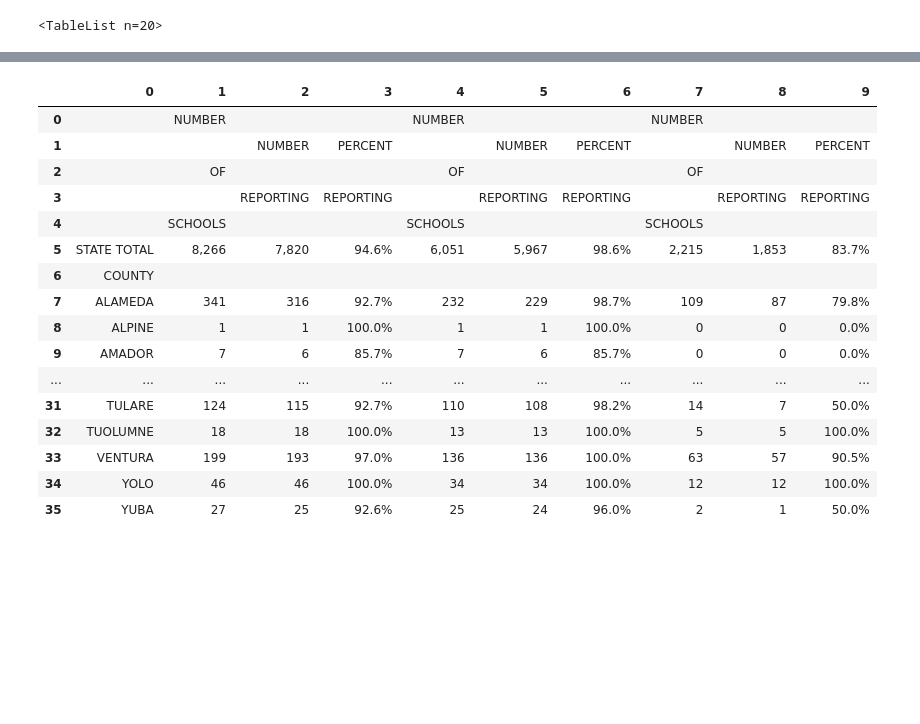
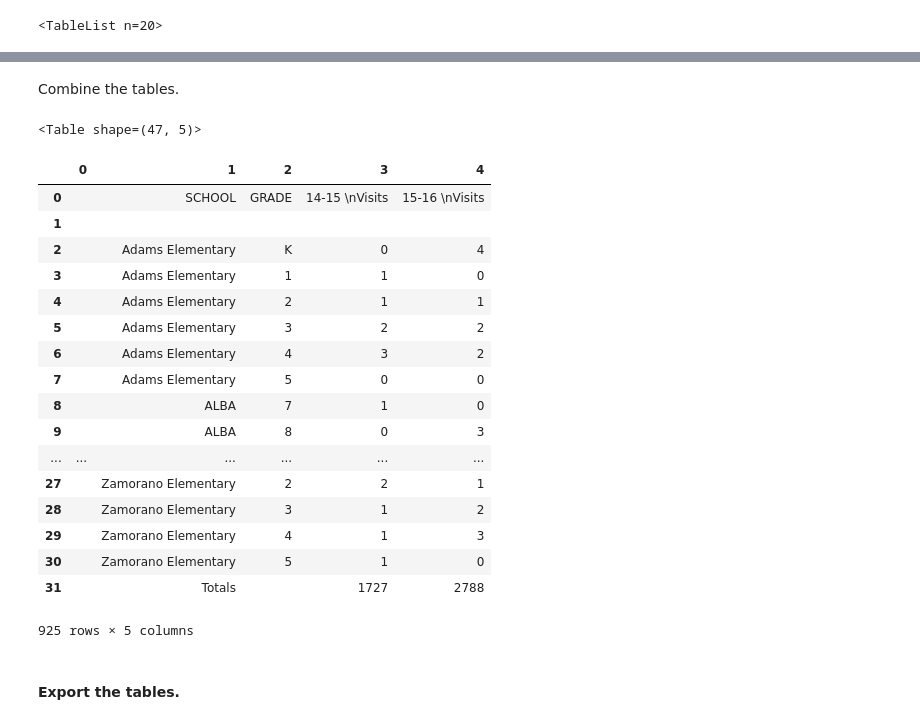
Before and after one commit to JoeYerardi/data-plus-narrative-2019-advanced-data-from-documents, a Jupyter notebook: pdf-conversion-with-python.ipynb, the cells around one changed output, grey strips where cells are left out. Cells and saved outputs as stored; diff of their text form; code cells hidden in the pictures; blank space fills up the shorter version.

```diff
--- a/pdf-conversion-with-python.ipynb
+++ b/pdf-conversion-with-python.ipynb
@@ -13 +120,36 @@ tables
+# %% [markdown]
+Combine the tables.
+# %%
+tables[0]
+# %% [output]
+<Table shape=(47, 5)>
+# %%
+# Create an empty list
+table_dfs = []
+# Convert each item in the list of tables to a dataframe and append them to a list
+table_dfs = [tables[i].df for i in range(len(tables))]
+# Concatenate the dataframes in the list into a single dataframe
+san_diego_school_lice = pd.concat(table_dfs)
+san_diego_school_lice
+# %% [output]
+|  | 0 | 1 | 2 | 3 | 4 |
+| 0 |  | SCHOOL | GRADE | 14‐15 \nVisits | 15‐16 \nVisits |
+| 1 |  |  |  |  |  |
+| 2 |  | Adams Elementary | K | 0 | 4 |
+| 3 |  | Adams Elementary | 1 | 1 | 0 |
+| 4 |  | Adams Elementary | 2 | 1 | 1 |
+| 5 |  | Adams Elementary | 3 | 2 | 2 |
+| 6 |  | Adams Elementary | 4 | 3 | 2 |
+| 7 |  | Adams Elementary | 5 | 0 | 0 |
+| 8 |  | ALBA | 7 | 1 | 0 |
+| 9 |  | ALBA | 8 | 0 | 3 |
+| ... | ... | ... | ... | ... | ... |
+| 27 |  | Zamorano Elementary | 2 | 2 | 1 |
+| 28 |  | Zamorano Elementary | 3 | 1 | 2 |
+| 29 |  | Zamorano Elementary | 4 | 1 | 3 |
+| 30 |  | Zamorano Elementary | 5 | 1 | 0 |
+| 31 |  | Totals |  | 1727 | 2788 |
+925 rows × 5 columns
+# %% [markdown]
+#### Export the tables.
 # %%
@@ -17,23 +156,0 @@ tables = camelot.read_pdf('pdfs/ca-county-vaccination-rates.pdf', pages='17-20',
-# %%
-reporting_stats_1 = tables[0].df
-reporting_stats_2 = tables[1].df
-reporting_stats = pd.concat([reporting_stats_1, reporting_stats_2])
-reporting_stats
-# %% [output]
-|  | 0 | 1 | 2 | 3 | 4 | 5 | 6 | 7 | 8 | 9 |
-| 0 |  | NUMBER |  |  | NUMBER |  |  | NUMBER |  |  |
-| 1 |  |  | NUMBER | PERCENT |  | NUMBER | PERCENT |  | NUMBER | PERCENT |
-| 2 |  | OF |  |  | OF |  |  | OF |  |  |
-| 3 |  |  | REPORTING | REPORTING |  | REPORTING | REPORTING |  | REPORTING | REPORTING |
-| 4 |  | SCHOOLS |  |  | SCHOOLS |  |  | SCHOOLS |  |  |
-| 5 | STATE TOTAL | 8,266 | 7,820 | 94.6% | 6,051 | 5,967 | 98.6% | 2,215 | 1,853 | 83.7% |
-| 6 | COUNTY |  |  |  |  |  |  |  |  |  |
-| 7 | ALAMEDA | 341 | 316 | 92.7% | 232 | 229 | 98.7% | 109 | 87 | 79.8% |
-| 8 | ALPINE | 1 | 1 | 100.0% | 1 | 1 | 100.0% | 0 | 0 | 0.0% |
-| 9 | AMADOR | 7 | 6 | 85.7% | 7 | 6 | 85.7% | 0 | 0 | 0.0% |
-| ... | ... | ... | ... | ... | ... | ... | ... | ... | ... | ... |
-| 31 | TULARE | 124 | 115 | 92.7% | 110 | 108 | 98.2% | 14 | 7 | 50.0% |
-| 32 | TUOLUMNE | 18 | 18 | 100.0% | 13 | 13 | 100.0% | 5 | 5 | 100.0% |
-| 33 | VENTURA | 199 | 193 | 97.0% | 136 | 136 | 100.0% | 63 | 57 | 90.5% |
-| 34 | YOLO | 46 | 46 | 100.0% | 34 | 34 | 100.0% | 12 | 12 | 100.0% |
-| 35 | YUBA | 27 | 25 | 92.6% | 25 | 24 | 96.0% | 2 | 1 | 50.0% |
```
Also changed, not shown: parts of 58 cells of this notebook.
